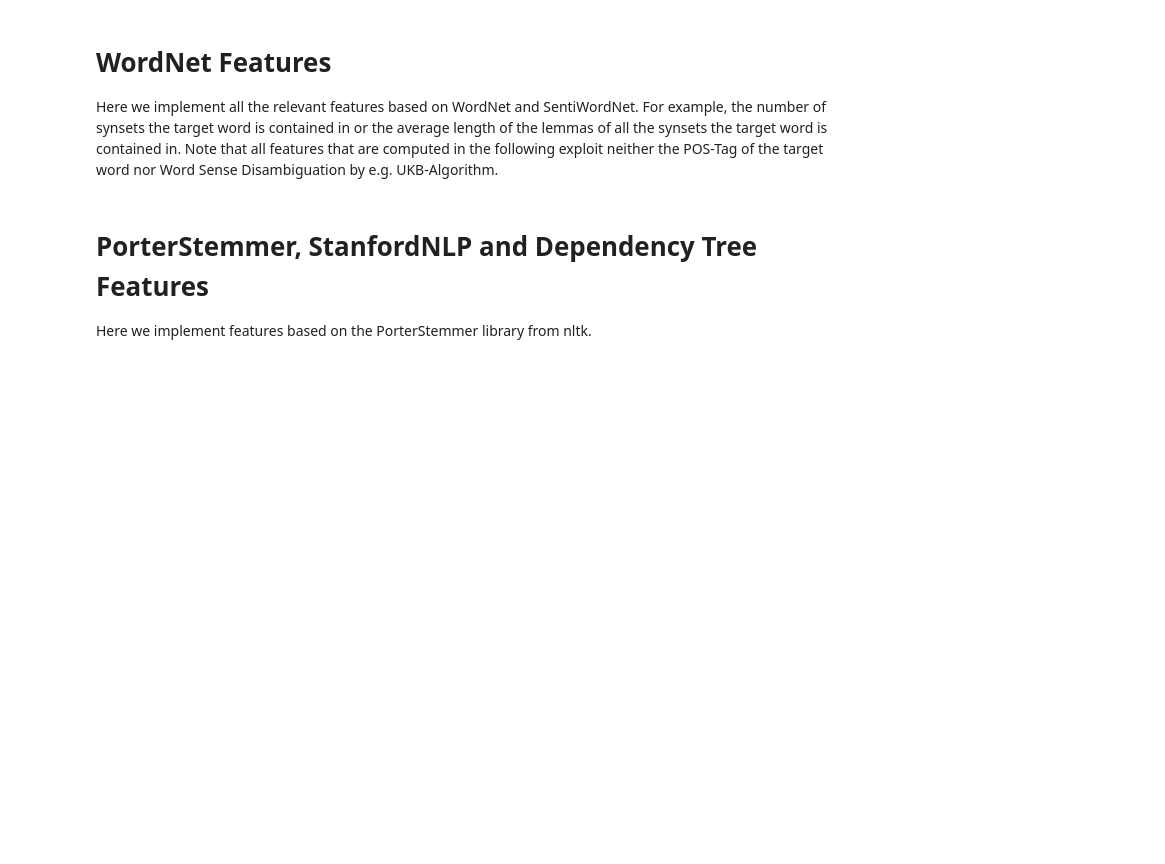
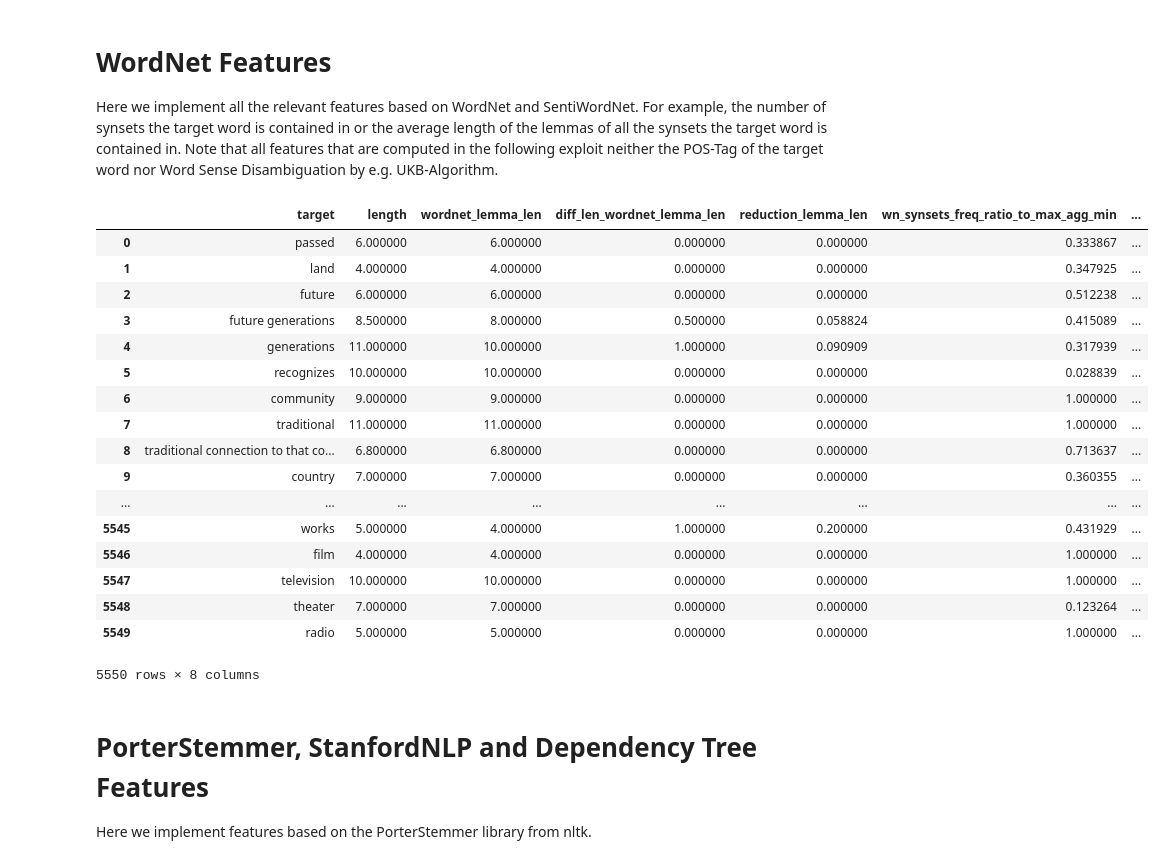
Before and after one commit to kristiankolthoff/CoWoPhId, a Jupyter notebook: python/FeaturesCWI.ipynb, the cells around one changed output. Drawn from its saved outputs; the diff is of its cells as text; code cells hidden in the pictures; blank space fills up the shorter version.

Commit message:
Synset lemmas frequency ratio to target features

```diff
--- a/python/FeaturesCWI.ipynb
+++ b/python/FeaturesCWI.ipynb
@@ -167,6 +213,38 @@ def wn_synsets_sense_entropy_pos_central(target, pos):
     return -np.sum([((1 / num_senses_pos) * np.log2(1 / num_senses_pos))
                      for index in range(0, num_senses_pos)])
 
+def wn_synsets_freq_ratio_to_max_agg_min(target, freqs_func, freqs):
+    lemmas = [lemma.name().split('_') for synset in wn.synsets(target)
+                  for lemma in synset.lemmas()]
+    if not lemmas:
+        return 1
+    freqis = [np.min([freqs_func(lemma, freqs) for lemma in lemmata])
+              for lemmata in lemmas]
+    target_freq = freqs_func(target, freqs)
+    max_freq = np.max(freqis)
+    return target_freq / max_freq
+
+def wn_synsets_freq_ratio_to_max_agg_mean(target, freqs_func, freqs):
+    lemmas = [lemma.name().split('_') for synset in wn.synsets(target)
+                  for lemma in synset.lemmas()]
+    if not lemmas:
+        return 1
+    freqis = [np.mean([freqs_func(lemma, freqs) for lemma in lemmata])
+              for lemmata in lemmas]
+    target_freq = freqs_func(target, freqs)
+    max_freq = np.max(freqis)
+    return target_freq / max_freq
+
+def wn_synsets_freq_ratio_to_max_agg_median(target, freqs_func, freqs):
+    lemmas = [lemma.name().split('_') for synset in wn.synsets(target)
+                  for lemma in synset.lemmas()]
+    if not lemmas:
+        return 1
+    freqis = [np.median([freqs_func(lemma, freqs) for lemma in lemmata])
+              for lemmata in lemmas]
+    target_freq = freqs_func(target, freqs)
+    max_freq = np.max(freqis)
+    return target_freq / max_freq
 
 def swn_avg_objective_score(target):
     return np.nan_to_num(np.mean([senti_synset.obj_score()
@@ -240,8 +318,38 @@ df['swn_avg_objective_score'] = df.target.apply(lambda target : agg_feat_num_ave
 df['wordnet_lemma_len'] = df.target.apply(lambda target : agg_feat_num_average(target, wordnet_lemma_len))
 df['diff_len_wordnet_lemma_len'] = df.length - df.wordnet_lemma_len
 df['reduction_lemma_len'] = 1 - df.wordnet_lemma_len / df.length
+
+df['wn_synsets_freq_ratio_to_max_agg_min'] = df.target.apply(lambda target : \
+                                                agg_feat_num_average(target, wn_synsets_freq_ratio_to_max_agg_min, \
+                                                                     get_dict_count, word_freq_wiki))
+df['wn_synsets_freq_ratio_to_max_agg_mean'] = df.target.apply(lambda target : \
+                                                agg_feat_num_average(target, wn_synsets_freq_ratio_to_max_agg_mean, \
+                                                                     get_dict_count, word_freq_wiki))
+df['wn_synsets_freq_ratio_to_max_agg_median'] = df.target.apply(lambda target : \
+                                                agg_feat_num_average(target, wn_synsets_freq_ratio_to_max_agg_median, \
+                                                                     get_dict_count, word_freq_wiki))
 # %%
-df.loc[:,['target', 'length', 'wordnet_lemma_len', 'diff_len_wordnet_lemma_len', 'reduction_lemma_len']]
+df.loc[:,['target', 'length', 'wordnet_lemma_len', 'diff_len_wordnet_lemma_len', 'reduction_lemma_len', \
+          'wn_synsets_freq_ratio_to_max_agg_min', 'wn_synsets_freq_ratio_to_max_agg_mean', 'wn_synsets_freq_ratio_to_max_agg_median']]
+# %% [output]
+|  | target | length | wordnet_lemma_len | diff_len_wordnet_lemma_len | reduction_lemma_len | wn_synsets_freq_ratio_to_max_agg_min | ... |
+| 0 | passed | 6.000000 | 6.000000 | 0.000000 | 0.000000 | 0.333867 | ... |
+| 1 | land | 4.000000 | 4.000000 | 0.000000 | 0.000000 | 0.347925 | ... |
+| 2 | future | 6.000000 | 6.000000 | 0.000000 | 0.000000 | 0.512238 | ... |
+| 3 | future generations | 8.500000 | 8.000000 | 0.500000 | 0.058824 | 0.415089 | ... |
+| 4 | generations | 11.000000 | 10.000000 | 1.000000 | 0.090909 | 0.317939 | ... |
+| 5 | recognizes | 10.000000 | 10.000000 | 0.000000 | 0.000000 | 0.028839 | ... |
+| 6 | community | 9.000000 | 9.000000 | 0.000000 | 0.000000 | 1.000000 | ... |
+| 7 | traditional | 11.000000 | 11.000000 | 0.000000 | 0.000000 | 1.000000 | ... |
+| 8 | traditional connection to that co... | 6.800000 | 6.800000 | 0.000000 | 0.000000 | 0.713637 | ... |
+| 9 | country | 7.000000 | 7.000000 | 0.000000 | 0.000000 | 0.360355 | ... |
+| ... | ... | ... | ... | ... | ... | ... | ... |
+| 5545 | works | 5.000000 | 4.000000 | 1.000000 | 0.200000 | 0.431929 | ... |
+| 5546 | film | 4.000000 | 4.000000 | 0.000000 | 0.000000 | 1.000000 | ... |
+| 5547 | television | 10.000000 | 10.000000 | 0.000000 | 0.000000 | 1.000000 | ... |
+| 5548 | theater | 7.000000 | 7.000000 | 0.000000 | 0.000000 | 0.123264 | ... |
+| 5549 | radio | 5.000000 | 5.000000 | 0.000000 | 0.000000 | 1.000000 | ... |
+5550 rows × 8 columns
 # %% [markdown]
 # PorterStemmer, StanfordNLP and Dependency Tree Features
 Here we implement features based on the PorterStemmer library from nltk.
```
Also changed, not shown: parts of 6 cells of this notebook.
